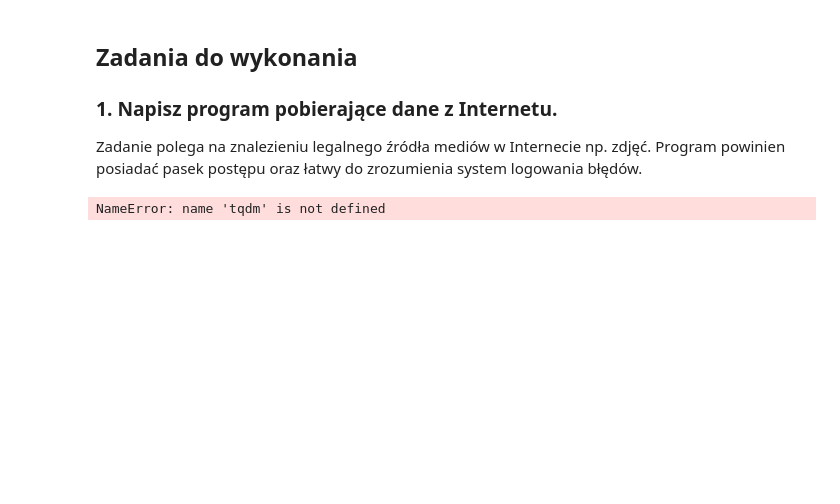
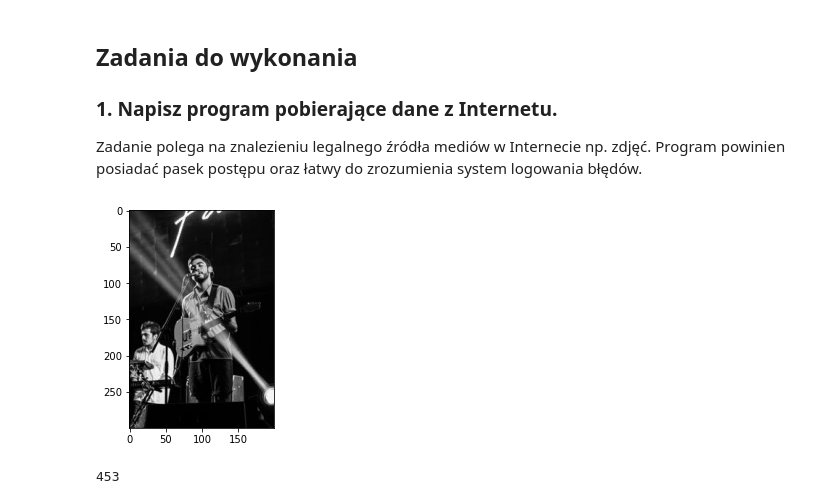
Before and after one commit to jkrolik1/school, a Jupyter notebook: NJPOII/jupyter5/lab2.ipynb, the cells around one changed output. Saved outputs shown, nothing was run; the diff lists cells and outputs as text; code cells hidden in the pictures; blank space fills up the shorter version.

```diff
--- a/NJPOII/jupyter5/lab2.ipynb
+++ b/NJPOII/jupyter5/lab2.ipynb
@@ -4,16 +4,59 @@
 ### 1. Napisz program pobierające dane z Internetu.
 
 Zadanie polega na znalezieniu legalnego źródła mediów w Internecie np. zdjęć. Program powinien posiadać pasek postępu oraz łatwy do zrozumienia system logowania błędów.
-# %%
-# Simple loop
-for i in range(100):
-    pass
-
-# Loop with a progress bar
-for i in tqdm(range(100)):
-    time.sleep(0.01)
-# %% [output]
-NameError: name 'tqdm' is not defined
+# %%
+# Progres bar, asynchr|synchr
+from tqdm import tqdm
+from time import sleep
+from tqdm import trange
+from asyncio import create_task, run, gather
+
+# Żądanie dla url
+from PIL import Image
+import requests
+from io import BytesIO
+
+# Matlab obrazek
+import matplotlib.pyplot as plt
+import matplotlib.image as mpimg
+
+import random
+
+##########################################################################
+
+
+id = sze = wys = ext = ''
+
+
+# 1...1084
+# cancel
+
+async def bar():
+    for i in trange(100):
+        sleep(0.02)
+
+def randomId():
+    return random.randint(1, 1084)
+
+async def img(idR):
+    #url = 'https://picsum.photos/id/{id}/{sze}/{wys}{ext}'
+    url = 'https://picsum.photos/id/'
+    idStr = str(idR)
+    urlAll = url + idStr + '/200/300'
+    response = requests.get(urlAll)
+    img = Image.open(BytesIO(response.content))
+    imgplot = plt.imshow(img)
+    plt.show()
+    del response
+
+async def main():
+    id = randomId()
+    results = await gather(bar(), img(id))
+
+await main()
+# %% [output]
+[figure, added]
+453
 # %%
 # Instalacja progress bar
 
```
Also changed, not shown: parts of 2 cells of this notebook.
